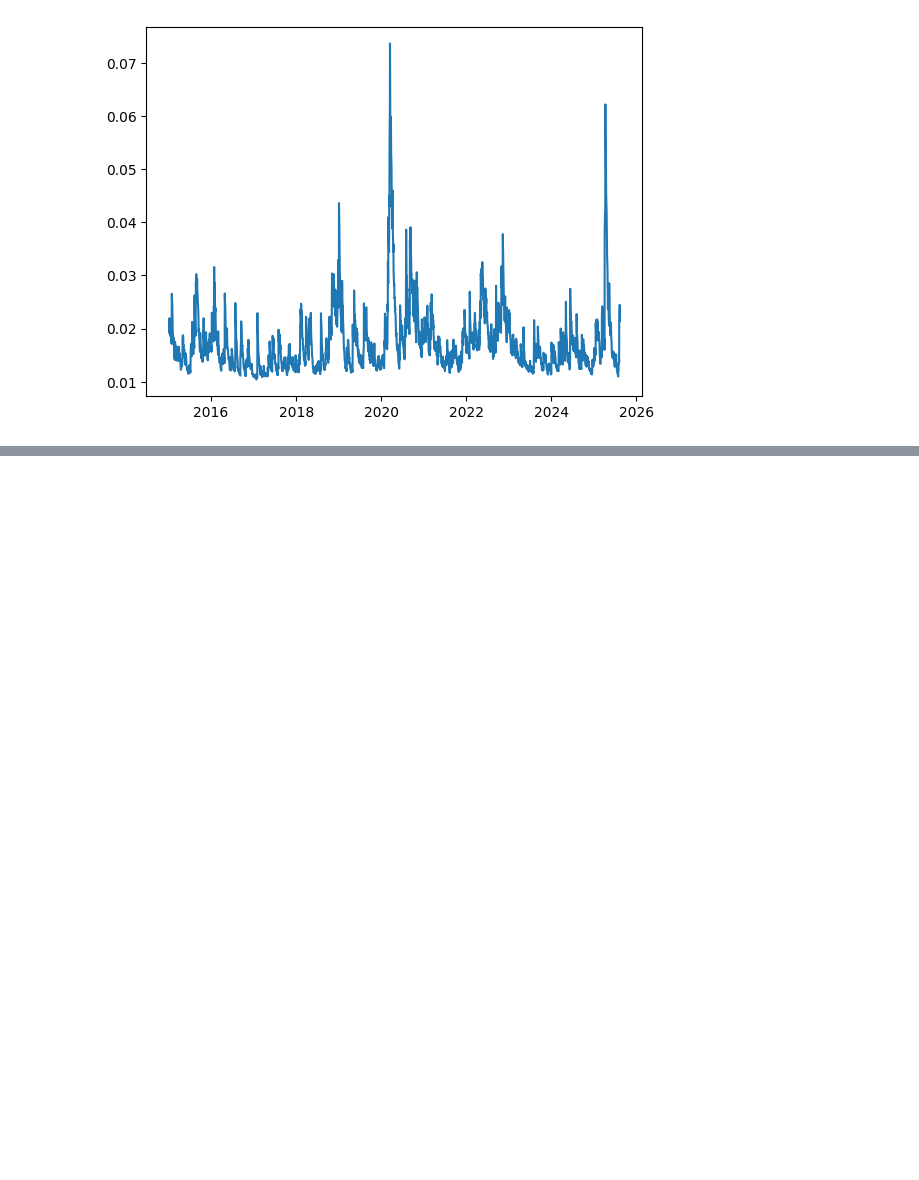
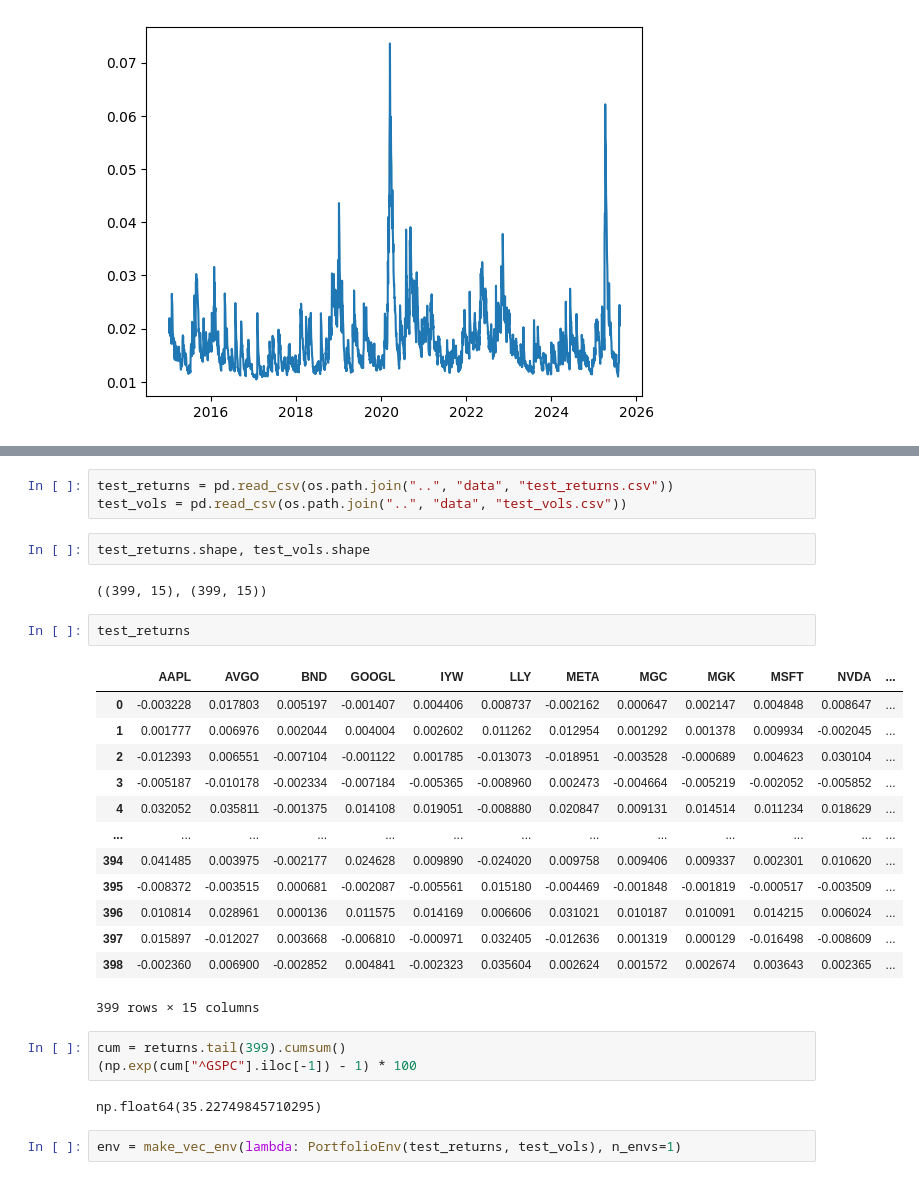
Before and after one commit to wilsonwilliams/AI-PortOpt, a Jupyter notebook: notebooks/prototype.ipynb, the cells around one changed output, grey strips where cells are left out. Drawn from its saved outputs; the diff is of its cells as text; blank space fills up the shorter version.

```diff
--- a/notebooks/prototype.ipynb
+++ b/notebooks/prototype.ipynb
@@ -76,0 +182,30 @@ plt.plot(volatilities["AAPL"])
+# %%
+test_returns = pd.read_csv(os.path.join("..", "data", "test_returns.csv"))
+test_vols = pd.read_csv(os.path.join("..", "data", "test_vols.csv"))
+# %%
+test_returns.shape, test_vols.shape
+# %% [output]
+((399, 15), (399, 15))
+# %%
+test_returns
+# %% [output]
+|  | AAPL | AVGO | BND | GOOGL | IYW | LLY | META | MGC | MGK | MSFT | NVDA | ... |
+| 0 | -0.003228 | 0.017803 | 0.005197 | -0.001407 | 0.004406 | 0.008737 | -0.002162 | 0.000647 | 0.002147 | 0.004848 | 0.008647 | ... |
+| 1 | 0.001777 | 0.006976 | 0.002044 | 0.004004 | 0.002602 | 0.011262 | 0.012954 | 0.001292 | 0.001378 | 0.009934 | -0.002045 | ... |
+| 2 | -0.012393 | 0.006551 | -0.007104 | -0.001122 | 0.001785 | -0.013073 | -0.018951 | -0.003528 | -0.000689 | 0.004623 | 0.030104 | ... |
+| 3 | -0.005187 | -0.010178 | -0.002334 | -0.007184 | -0.005365 | -0.008960 | 0.002473 | -0.004664 | -0.005219 | -0.002052 | -0.005852 | ... |
+| 4 | 0.032052 | 0.035811 | -0.001375 | 0.014108 | 0.019051 | -0.008880 | 0.020847 | 0.009131 | 0.014514 | 0.011234 | 0.018629 | ... |
+| ... | ... | ... | ... | ... | ... | ... | ... | ... | ... | ... | ... | ... |
+| 394 | 0.041485 | 0.003975 | -0.002177 | 0.024628 | 0.009890 | -0.024020 | 0.009758 | 0.009406 | 0.009337 | 0.002301 | 0.010620 | ... |
+| 395 | -0.008372 | -0.003515 | 0.000681 | -0.002087 | -0.005561 | 0.015180 | -0.004469 | -0.001848 | -0.001819 | -0.000517 | -0.003509 | ... |
+| 396 | 0.010814 | 0.028961 | 0.000136 | 0.011575 | 0.014169 | 0.006606 | 0.031021 | 0.010187 | 0.010091 | 0.014215 | 0.006024 | ... |
+| 397 | 0.015897 | -0.012027 | 0.003668 | -0.006810 | -0.000971 | 0.032405 | -0.012636 | 0.001319 | 0.000129 | -0.016498 | -0.008609 | ... |
+| 398 | -0.002360 | 0.006900 | -0.002852 | 0.004841 | -0.002323 | 0.035604 | 0.002624 | 0.001572 | 0.002674 | 0.003643 | 0.002365 | ... |
+399 rows × 15 columns
+# %%
+cum = returns.tail(399).cumsum()
+(np.exp(cum["^GSPC"].iloc[-1]) - 1) * 100
+# %% [output]
+np.float64(35.22749845710295)
+# %%
+env = make_vec_env(lambda: PortfolioEnv(test_returns, test_vols), n_envs=1)
```
Also changed, not shown: parts of 13 cells of this notebook, 9 other files.
